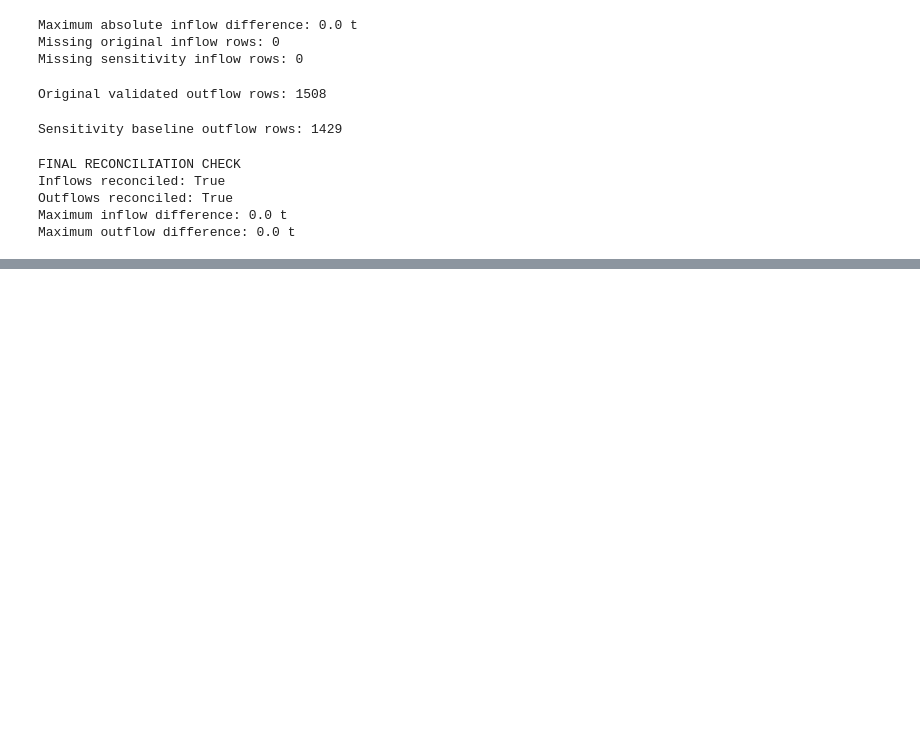
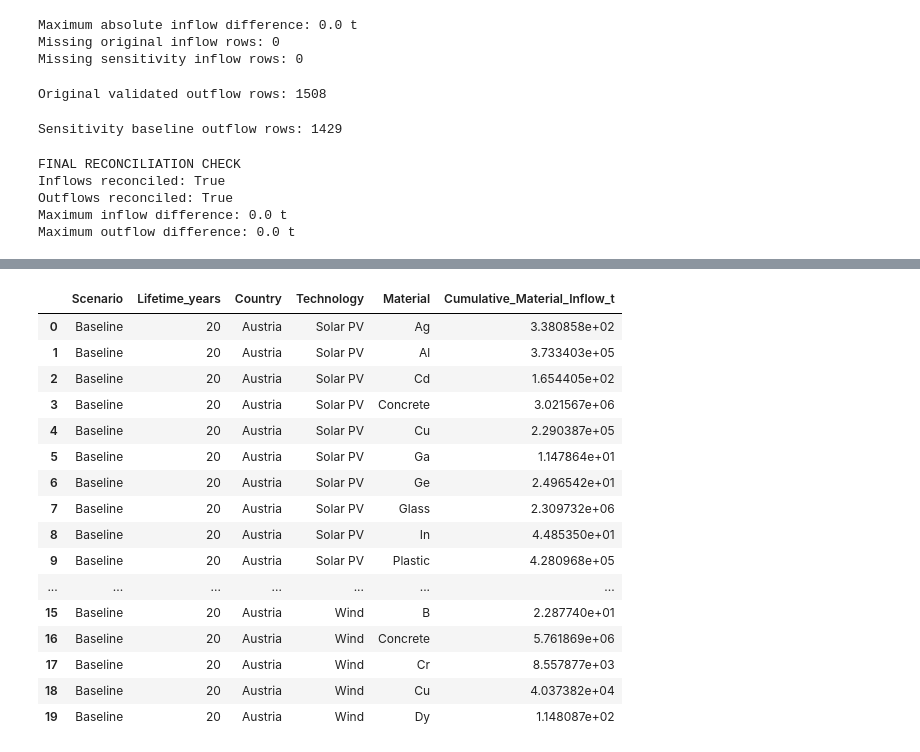
Before and after one commit to Trickwillfrit/MFA, a Jupyter notebook: notebooks/ENV501_Austria_Croatia_MFA.ipynb, the cells around one changed output, grey strips where cells are left out. Cells and saved outputs as stored; diff of their text form; code cells hidden in the pictures; blank space fills up the shorter version.

```diff
--- a/notebooks/ENV501_Austria_Croatia_MFA.ipynb
+++ b/notebooks/ENV501_Austria_Croatia_MFA.ipynb
@@ -13088,0 +13127,42 @@ Maximum outflow difference: 0.0 t
+# %%
+lifetime_cumulative_inflows = (
+    lifetime_material_inflows
+    .groupby(
+        [
+            "Scenario",
+            "Lifetime_years",
+            "Country",
+            "Technology",
+            "Material"
+        ],
+        as_index=False
+    )
+    .agg(
+        Cumulative_Material_Inflow_t=(
+            "Material_Inflow_t",
+            "sum"
+        )
+    )
+)
+
+display(
+    lifetime_cumulative_inflows.head(20)
+)
+# %% [output]
+|  | Scenario | Lifetime_years | Country | Technology | Material | Cumulative_Material_Inflow_t |
+| 0 | Baseline | 20 | Austria | Solar PV | Ag | 3.380858e+02 |
+| 1 | Baseline | 20 | Austria | Solar PV | Al | 3.733403e+05 |
+| 2 | Baseline | 20 | Austria | Solar PV | Cd | 1.654405e+02 |
+| 3 | Baseline | 20 | Austria | Solar PV | Concrete | 3.021567e+06 |
+| 4 | Baseline | 20 | Austria | Solar PV | Cu | 2.290387e+05 |
+| 5 | Baseline | 20 | Austria | Solar PV | Ga | 1.147864e+01 |
+| 6 | Baseline | 20 | Austria | Solar PV | Ge | 2.496542e+01 |
+| 7 | Baseline | 20 | Austria | Solar PV | Glass | 2.309732e+06 |
+| 8 | Baseline | 20 | Austria | Solar PV | In | 4.485350e+01 |
+| 9 | Baseline | 20 | Austria | Solar PV | Plastic | 4.280968e+05 |
+| ... | ... | ... | ... | ... | ... | ... |
+| 15 | Baseline | 20 | Austria | Wind | B | 2.287740e+01 |
+| 16 | Baseline | 20 | Austria | Wind | Concrete | 5.761869e+06 |
+| 17 | Baseline | 20 | Austria | Wind | Cr | 8.557877e+03 |
+| 18 | Baseline | 20 | Austria | Wind | Cu | 4.037382e+04 |
+| 19 | Baseline | 20 | Austria | Wind | Dy | 1.148087e+02 |
```
Also changed, not shown: parts of 10 cells of this notebook.
